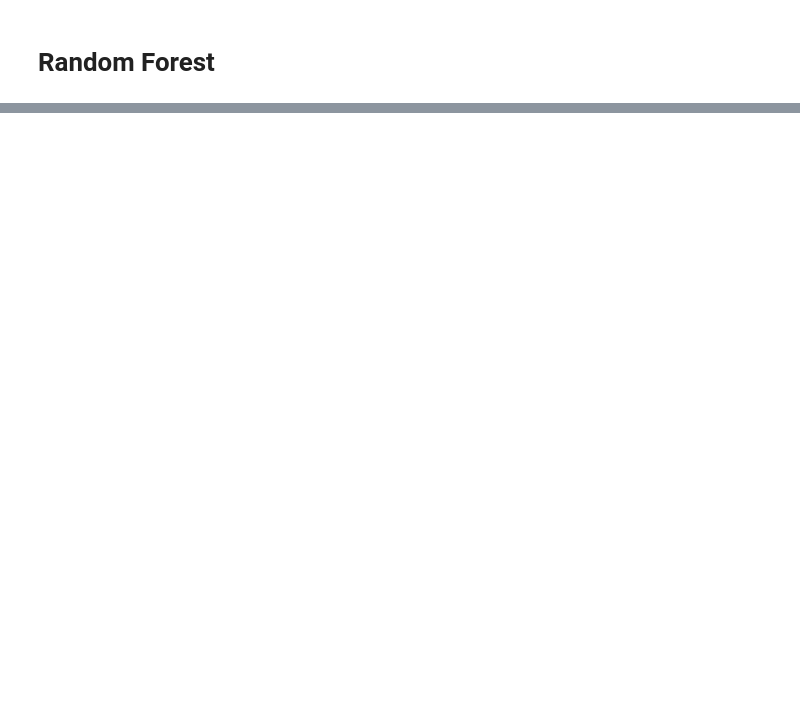
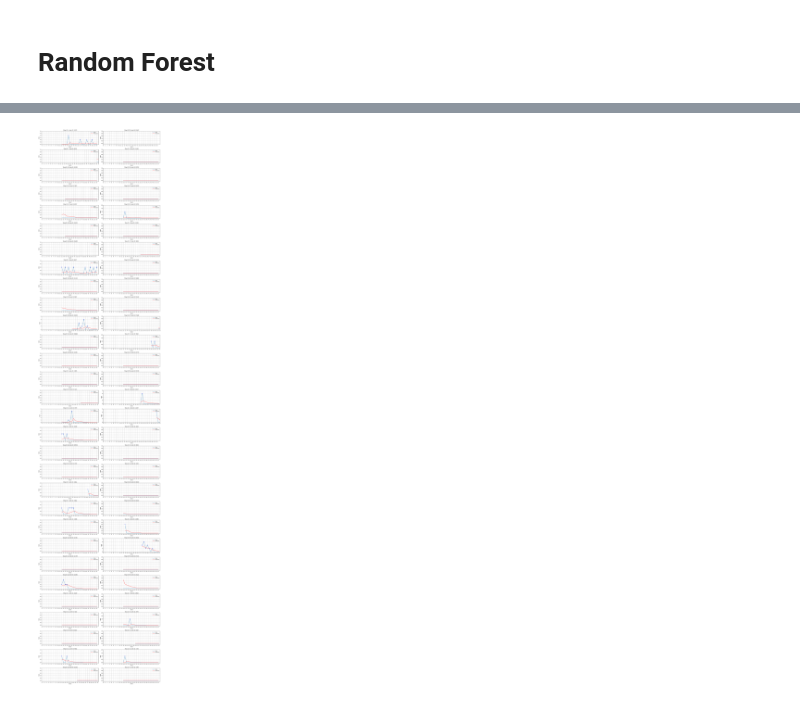
Before and after one commit to milymilek/sales-forecasting, a Jupyter notebook: notebooks/4_tabular_model_training.ipynb, the cells around one changed output, grey strips where cells are left out. Drawn from its saved outputs; the diff is of its cells as text; code cells hidden in the pictures; blank space fills up the shorter version.

```diff
--- a/notebooks/4_tabular_model_training.ipynb
+++ b/notebooks/4_tabular_model_training.ipynb
@@ -109,0 +146,2 @@ np.float64(0.42443140968739057)
+# %%
+train_test_split[train_test_split.set_index(['shop_id', 'item_id']).index.isin(lst_plot_report)]
@@ -109,0 +162,4 @@ np.float64(0.42443140968739057)
+# %%
+lst_plot_report = [(29, 5036), (16, 4678), (44, 14127), (24, 20253), (7, 5551), (39, 18454)]
+df_plot_report = train_test_split[train_test_split.set_index(['shop_id', 'item_id']).index.isin(lst_plot_report)]
+df_plot_report = df_plot_report.assign(pred=model.predict(df_plot_report.drop(columns=cols_to_drop)))
@@ -109,0 +168,3 @@ np.float64(0.42443140968739057)
+# %%
+plot_timeseries(train_test_split.assign(pred=model.predict(train_test_split.drop(cols_to_drop, axis=1))), plt_rows=30, plt_cols=2, rand=True, pred_col='pred')
+# %% [output]
@@ -109,0 +172 @@ np.float64(0.42443140968739057)
+[figure, added]
```
Also changed, not shown: parts of 17 cells of this notebook, 15 other files.
